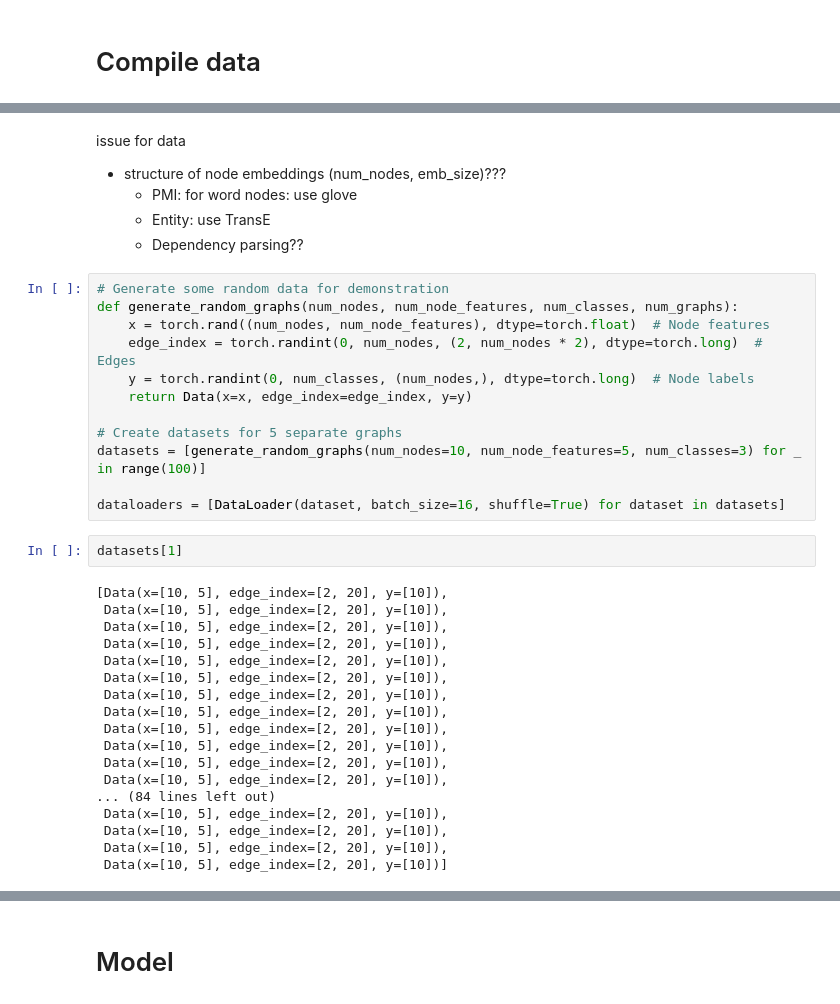
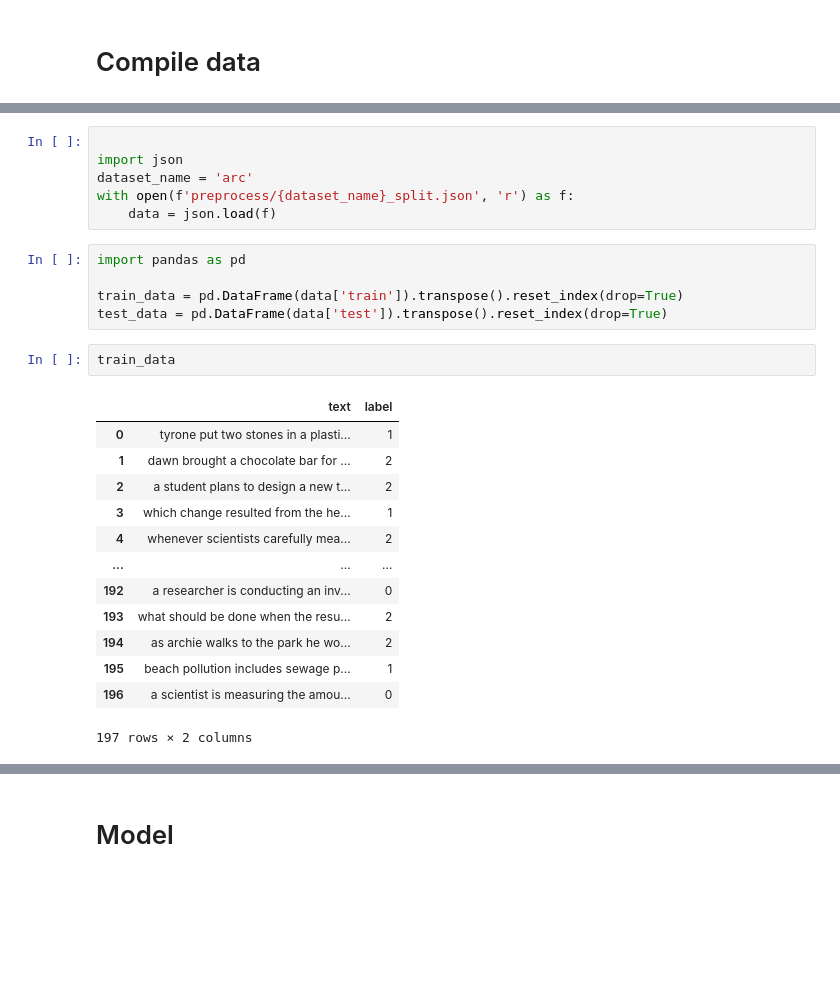
Before and after one commit to jylee-k/SHINE-EMNLP21, a Jupyter notebook: beta.ipynb, the cells around one changed output, grey strips where cells are left out. Saved outputs shown, nothing was run; the diff lists cells and outputs as text; blank space fills up the shorter version.

```diff
--- a/beta.ipynb
+++ b/beta.ipynb
@@ -848,38 +626,27 @@ KeyboardInterrupt:
-# %% [markdown]
-issue for data
-- structure of node embeddings  (num_nodes, emb_size)???
-    - PMI: for word nodes: use glove
-    - Entity: use TransE
-    - Dependency parsing??
-# %%
-# Generate some random data for demonstration
-def generate_random_graphs(num_nodes, num_node_features, num_classes, num_graphs):
-    x = torch.rand((num_nodes, num_node_features), dtype=torch.float)  # Node features
-    edge_index = torch.randint(0, num_nodes, (2, num_nodes * 2), dtype=torch.long)  # Edges
-    y = torch.randint(0, num_classes, (num_nodes,), dtype=torch.long)  # Node labels
-    return Data(x=x, edge_index=edge_index, y=y)
-
-# Create datasets for 5 separate graphs
-datasets = [generate_random_graphs(num_nodes=10, num_node_features=5, num_classes=3) for _ in range(100)]
-
-dataloaders = [DataLoader(dataset, batch_size=16, shuffle=True) for dataset in datasets]
-# %%
-datasets[1]
-# %% [output]
-[Data(x=[10, 5], edge_index=[2, 20], y=[10]),
- Data(x=[10, 5], edge_index=[2, 20], y=[10]),
- Data(x=[10, 5], edge_index=[2, 20], y=[10]),
- Data(x=[10, 5], edge_index=[2, 20], y=[10]),
- Data(x=[10, 5], edge_index=[2, 20], y=[10]),
- Data(x=[10, 5], edge_index=[2, 20], y=[10]),
- Data(x=[10, 5], edge_index=[2, 20], y=[10]),
- Data(x=[10, 5], edge_index=[2, 20], y=[10]),
- Data(x=[10, 5], edge_index=[2, 20], y=[10]),
- Data(x=[10, 5], edge_index=[2, 20], y=[10]),
- Data(x=[10, 5], edge_index=[2, 20], y=[10]),
- Data(x=[10, 5], edge_index=[2, 20], y=[10]),
-... (84 lines left out)
- Data(x=[10, 5], edge_index=[2, 20], y=[10]),
- Data(x=[10, 5], edge_index=[2, 20], y=[10]),
- Data(x=[10, 5], edge_index=[2, 20], y=[10]),
- Data(x=[10, 5], edge_index=[2, 20], y=[10])]
+# %%
+
+import json
+dataset_name = 'arc'
+with open(f'preprocess/{dataset_name}_split.json', 'r') as f:
+    data = json.load(f)
+# %%
+import pandas as pd
+
+train_data = pd.DataFrame(data['train']).transpose().reset_index(drop=True)
+test_data = pd.DataFrame(data['test']).transpose().reset_index(drop=True)
+# %%
+train_data
+# %% [output]
+|  | text | label |
+| 0 | tyrone put two stones in a plasti... | 1 |
+| 1 | dawn brought a chocolate bar for ... | 2 |
+| 2 | a student plans to design a new t... | 2 |
+| 3 | which change resulted from the he... | 1 |
+| 4 | whenever scientists carefully mea... | 2 |
+| ... | ... | ... |
+| 192 | a researcher is conducting an inv... | 0 |
+| 193 | what should be done when the resu... | 2 |
+| 194 | as archie walks to the park he wo... | 2 |
+| 195 | beach pollution includes sewage p... | 1 |
+| 196 | a scientist is measuring the amou... | 0 |
+197 rows × 2 columns
```
Also changed, not shown: parts of 35 cells of this notebook, 3 other files.
